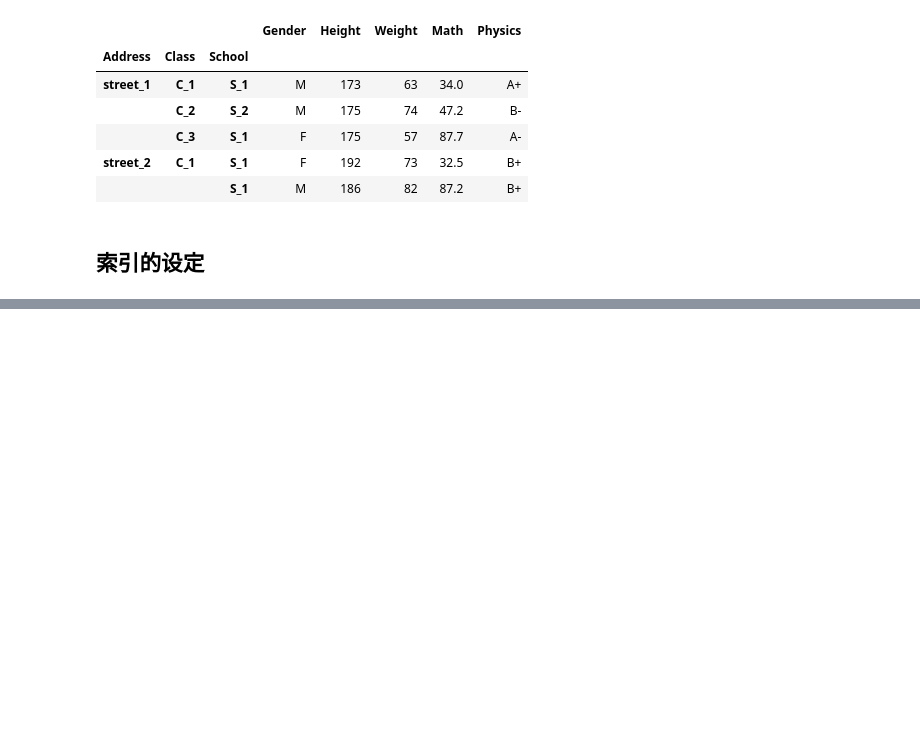
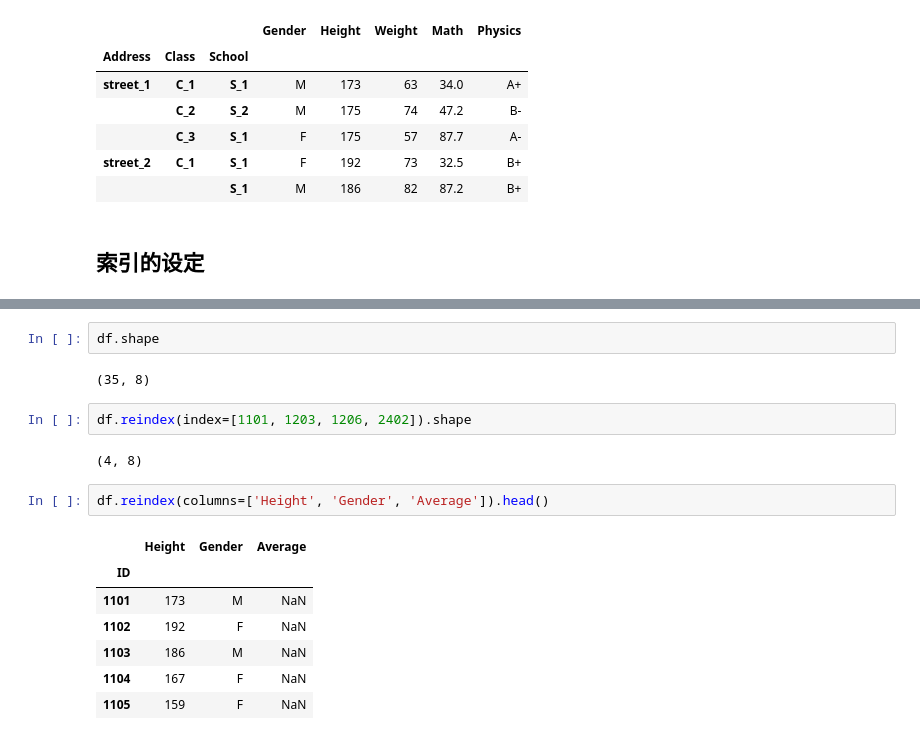
Before and after one commit to macnversion/python3, a Jupyter notebook: python3_books/pandas学习/pandas基础.ipynb, the cells around one changed output, grey strips where cells are left out. Drawn from its saved outputs; the diff is of its cells as text; blank space fills up the shorter version.

```diff
--- a/python3_books/pandas学习/pandas基础.ipynb
+++ b/python3_books/pandas学习/pandas基础.ipynb
@@ -645,0 +679,18 @@ df_muls.reorder_levels(['Address', 'Class', 'School']).sort_index().head()
+# %%
+df.shape
+# %% [output]
+(35, 8)
+# %%
+df.reindex(index=[1101, 1203, 1206, 2402]).shape
+# %% [output]
+(4, 8)
+# %%
+df.reindex(columns=['Height', 'Gender', 'Average']).head()
+# %% [output]
+|  | Height | Gender | Average |
+| ID |  |  |  |
+| 1101 | 173 | M | NaN |
+| 1102 | 192 | F | NaN |
+| 1103 | 186 | M | NaN |
+| 1104 | 167 | F | NaN |
+| 1105 | 159 | F | NaN |
```
Also changed, not shown: parts of 10 cells of this notebook.
